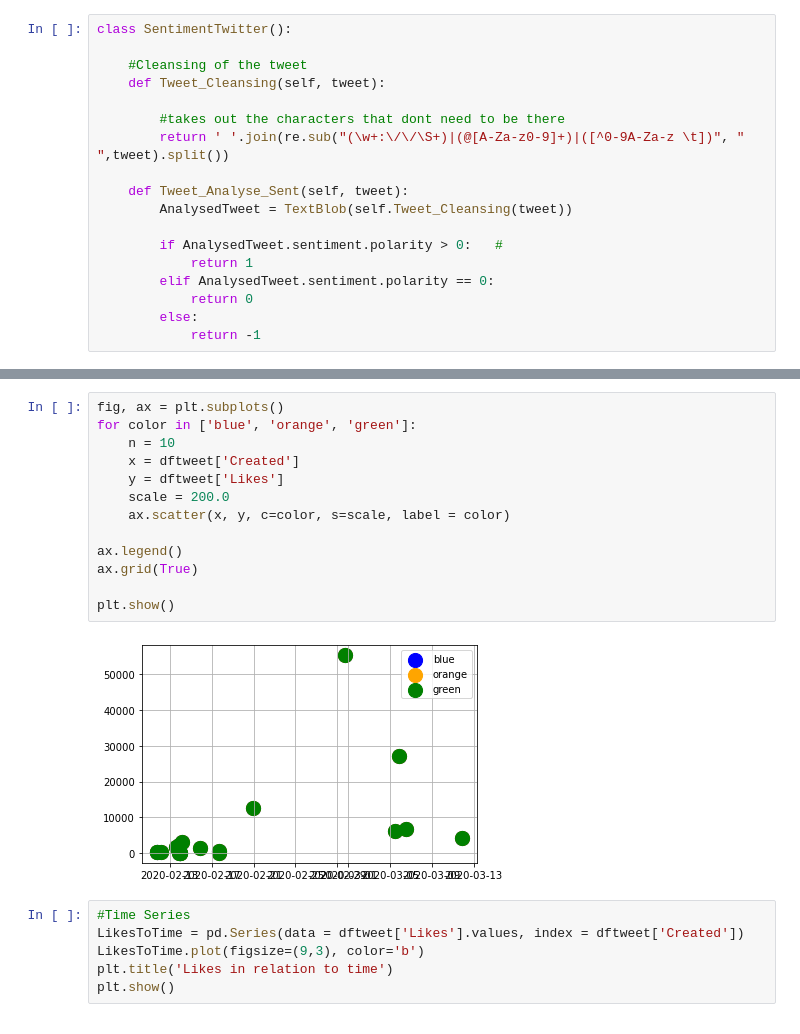
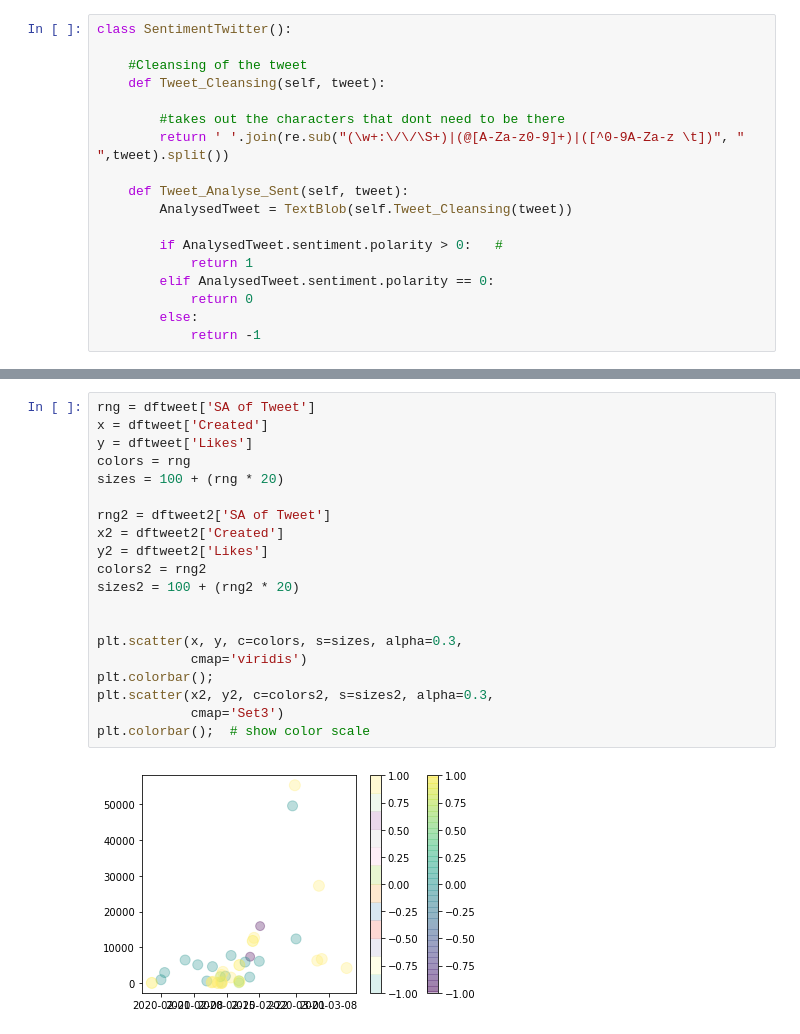
Before and after one commit to JoeSealy/TwitterJudge, a Jupyter notebook: Twitter Judge.ipynb, the cells around one changed output, grey strips where cells are left out. Cells and saved outputs as stored; diff of their text form.

```diff
--- a/Twitter Judge.ipynb
+++ b/Twitter Judge.ipynb
@@ -146,21 +147,22 @@ plt.show()
-# %%
-fig, ax = plt.subplots()
-for color in ['blue', 'orange', 'green']:
-    n = 10
-    x = dftweet['Created']
-    y = dftweet['Likes']
-    scale = 200.0
-    ax.scatter(x, y, c=color, s=scale, label = color)
-
-ax.legend()
-ax.grid(True)
-
-plt.show()
-# %% [output]
-[figure, removed]
-# %%
-#Time Series
-LikesToTime = pd.Series(data = dftweet['Likes'].values, index = dftweet['Created'])
-LikesToTime.plot(figsize=(9,3), color='b')
-plt.title('Likes in relation to time')
-plt.show()
+# %%
+rng = dftweet['SA of Tweet']
+x = dftweet['Created']
+y = dftweet['Likes']
+colors = rng
+sizes = 100 + (rng * 20)
+
+rng2 = dftweet2['SA of Tweet']
+x2 = dftweet2['Created']
+y2 = dftweet2['Likes']
+colors2 = rng2
+sizes2 = 100 + (rng2 * 20)
+
+
+plt.scatter(x, y, c=colors, s=sizes, alpha=0.3,
+            cmap='viridis')
+plt.colorbar();
+plt.scatter(x2, y2, c=colors2, s=sizes2, alpha=0.3,
+            cmap='Set3')
+plt.colorbar();  # show color scale
+# %% [output]
+[figure, added]
```
Also changed, not shown: parts of 4 cells of this notebook.
